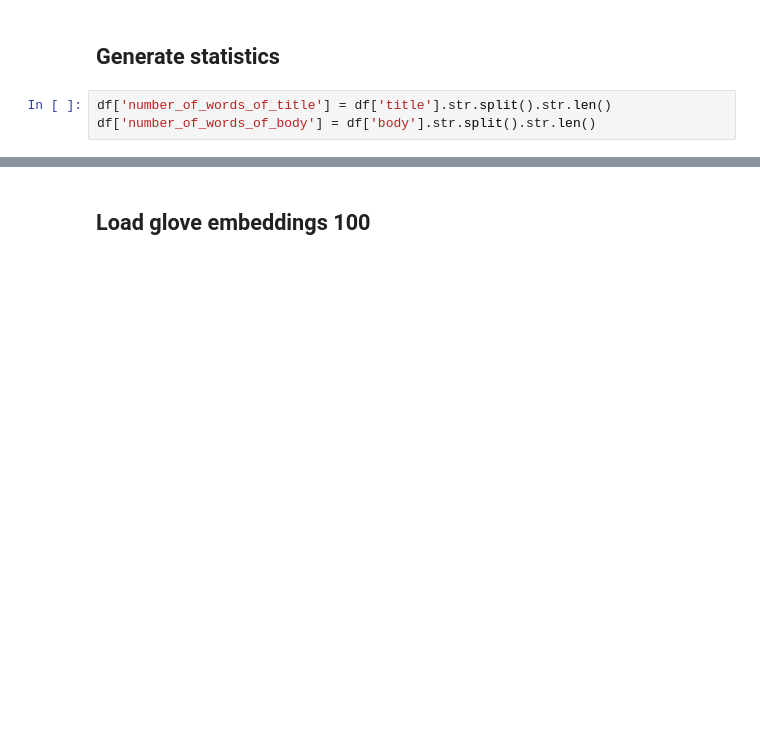
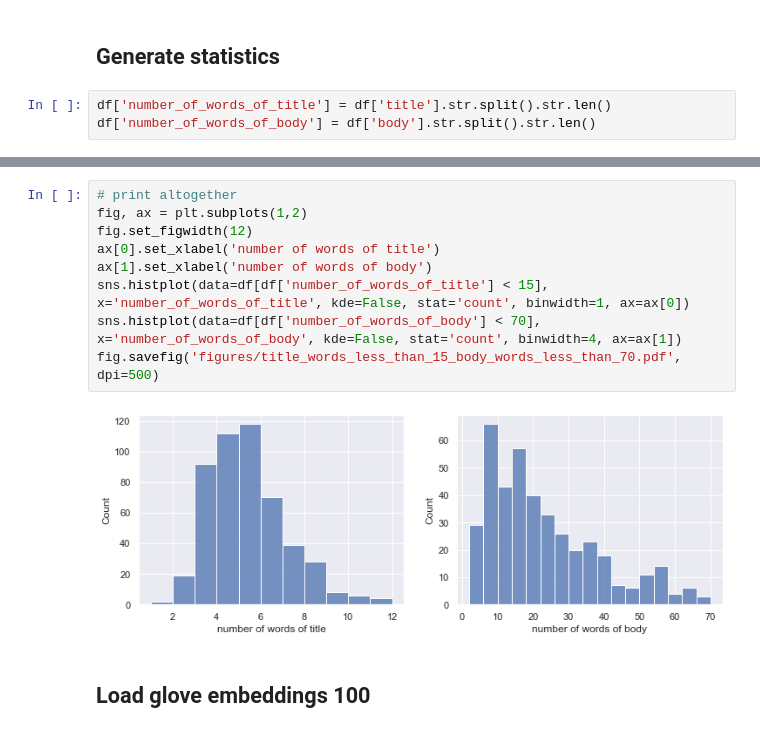
Before and after one commit to nkanak/bug-or-feature, a Jupyter notebook: experiments.ipynb, the cells around one changed output, grey strips where cells are left out. Saved outputs shown, nothing was run; the diff lists cells and outputs as text; blank space fills up the shorter version.

```diff
--- a/experiments.ipynb
+++ b/experiments.ipynb
@@ -125,3 +168,14 @@ Name: label, dtype: int64
+# %%
+# print altogether
+fig, ax = plt.subplots(1,2)
+fig.set_figwidth(12)
+ax[0].set_xlabel('number of words of title')
+ax[1].set_xlabel('number of words of body')
+sns.histplot(data=df[df['number_of_words_of_title'] < 15], x='number_of_words_of_title', kde=False, stat='count', binwidth=1, ax=ax[0])
+sns.histplot(data=df[df['number_of_words_of_body'] < 70], x='number_of_words_of_body', kde=False, stat='count', binwidth=4, ax=ax[1])
+fig.savefig('figures/title_words_less_than_15_body_words_less_than_70.pdf', dpi=500)
+# %% [output]
+[figure, added]
 # %% [markdown]
 ## Load glove embeddings 100
 # %%
```
Also changed, not shown: parts of 79 cells of this notebook.
